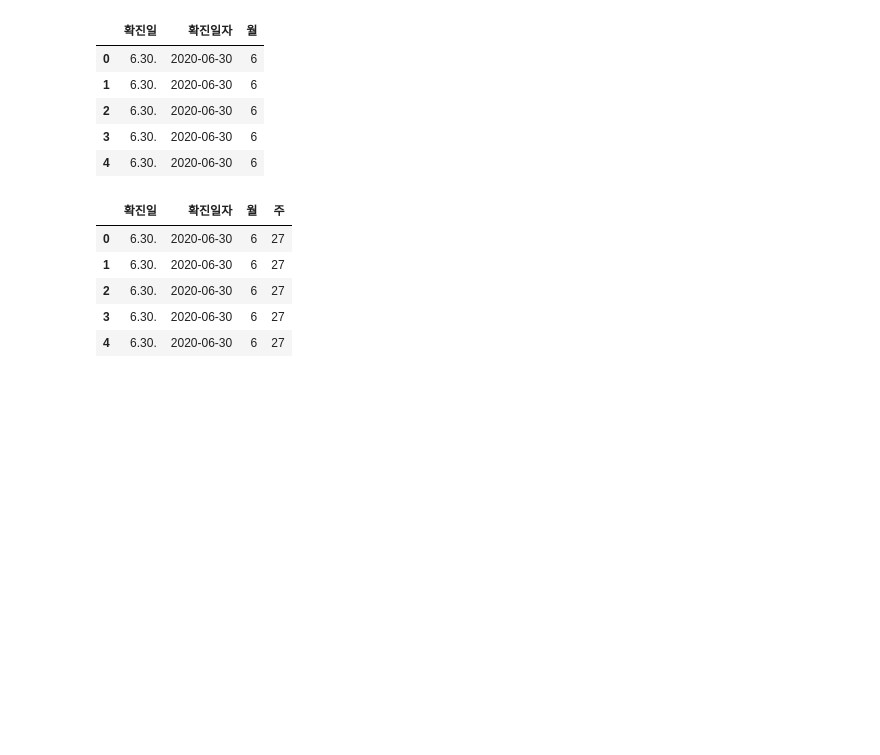
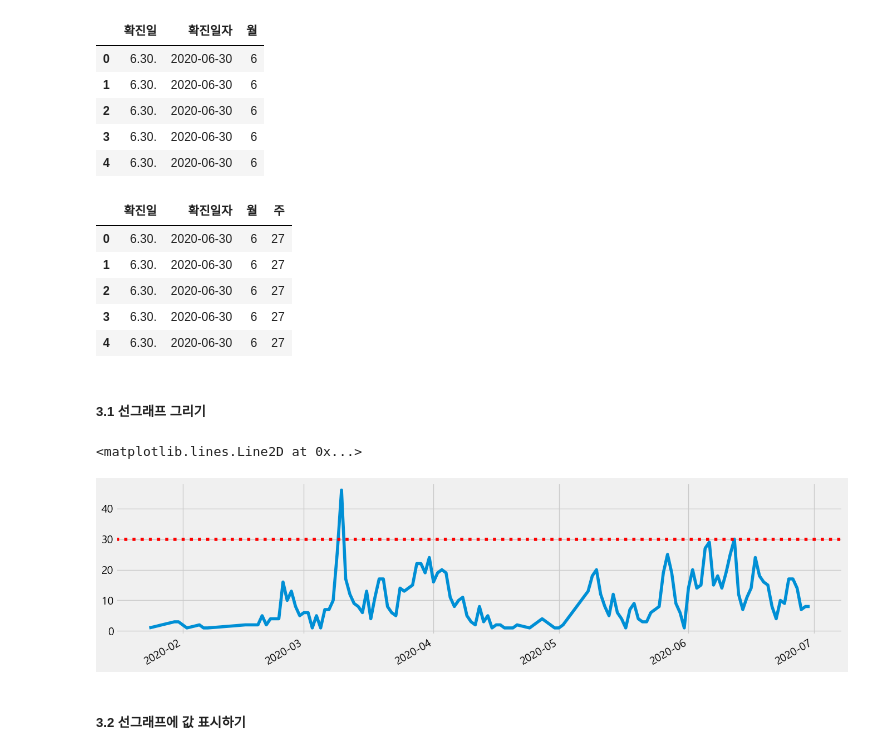
Before and after one commit to sihan827/Pandas-Practice, a Jupyter notebook: covid-19_analysis.ipynb, the cells around one changed output. Saved outputs shown, nothing was run; the diff lists cells and outputs as text; code cells hidden in the pictures; blank space fills up the shorter version.

Commit message:
Covid-19 Analysis: Visualize by Datetime

```diff
--- a/covid-19_analysis.ipynb
+++ b/covid-19_analysis.ipynb
@@ -36,8 +37,9 @@ df
 # %%
 # matplotlib.pyplot.rc로 한글폰트 설정
 # plt.style.use로 'fivethirtyeight' 스타일 사용
-plt.rc('font', familty='Malgum Gothic')
+plt.rc('font', family='Malgun Gothic')
 plt.rc('axes', unicode_minus=False)
+plt.style.use("fivethirtyeight")
 # %% [markdown]
 #### 3. 확진일
 # %%
@@ -91,3 +93,14 @@ df[['확진일', '확진일자', '월', '주']].head()
 | 2 | 6.30. | 2020-06-30 | 6 | 27 |
 | 3 | 6.30. | 2020-06-30 | 6 | 27 |
 | 4 | 6.30. | 2020-06-30 | 6 | 27 |
+# %% [markdown]
+##### 3.1 선그래프 그리기
+# %%
+# 확진일자 선그래프
+df["확진일자"].value_counts().sort_index().plot(figsize=(15, 4))
+plt.axhline(30, color="red", linestyle=":")
+# %% [output]
+<matplotlib.lines.Line2D at 0x...>
+[figure, added]
+# %% [markdown]
+##### 3.2 선그래프에 값 표시하기
```
Also changed, not shown: parts of 20 cells of this notebook.
